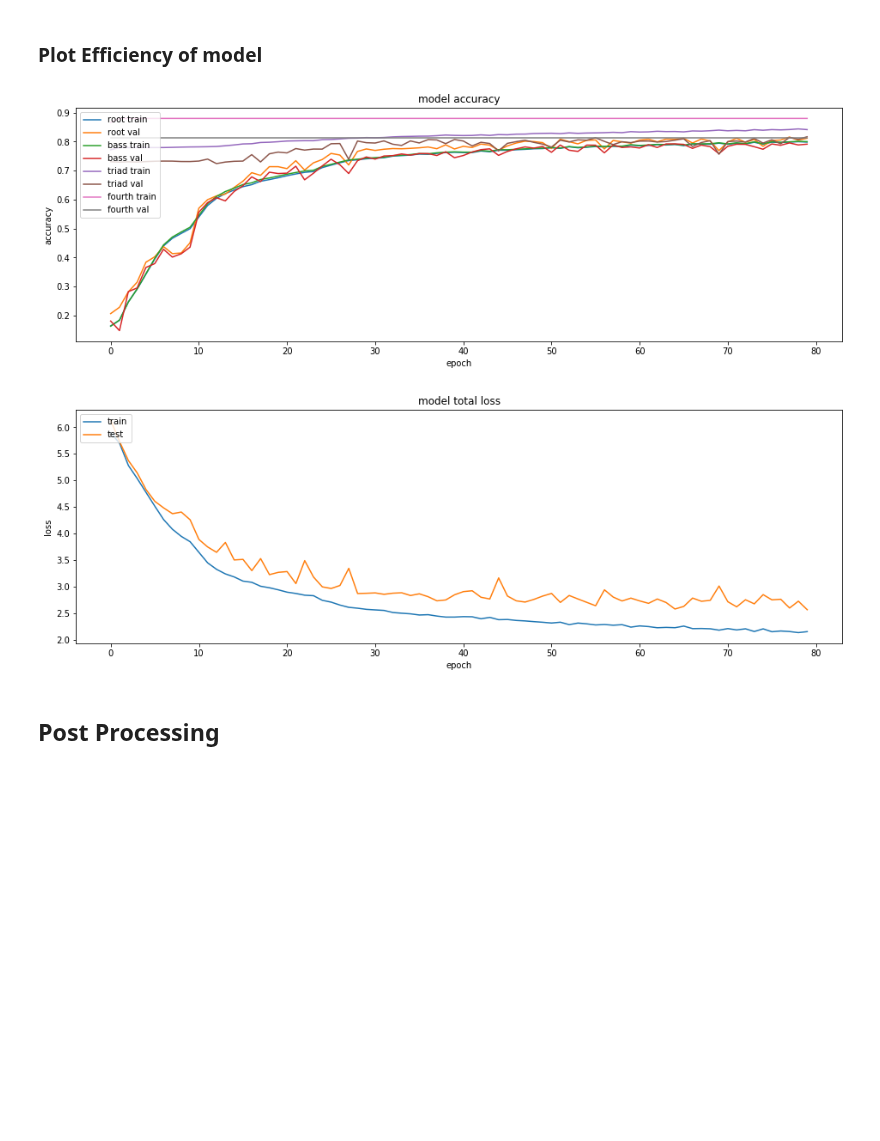
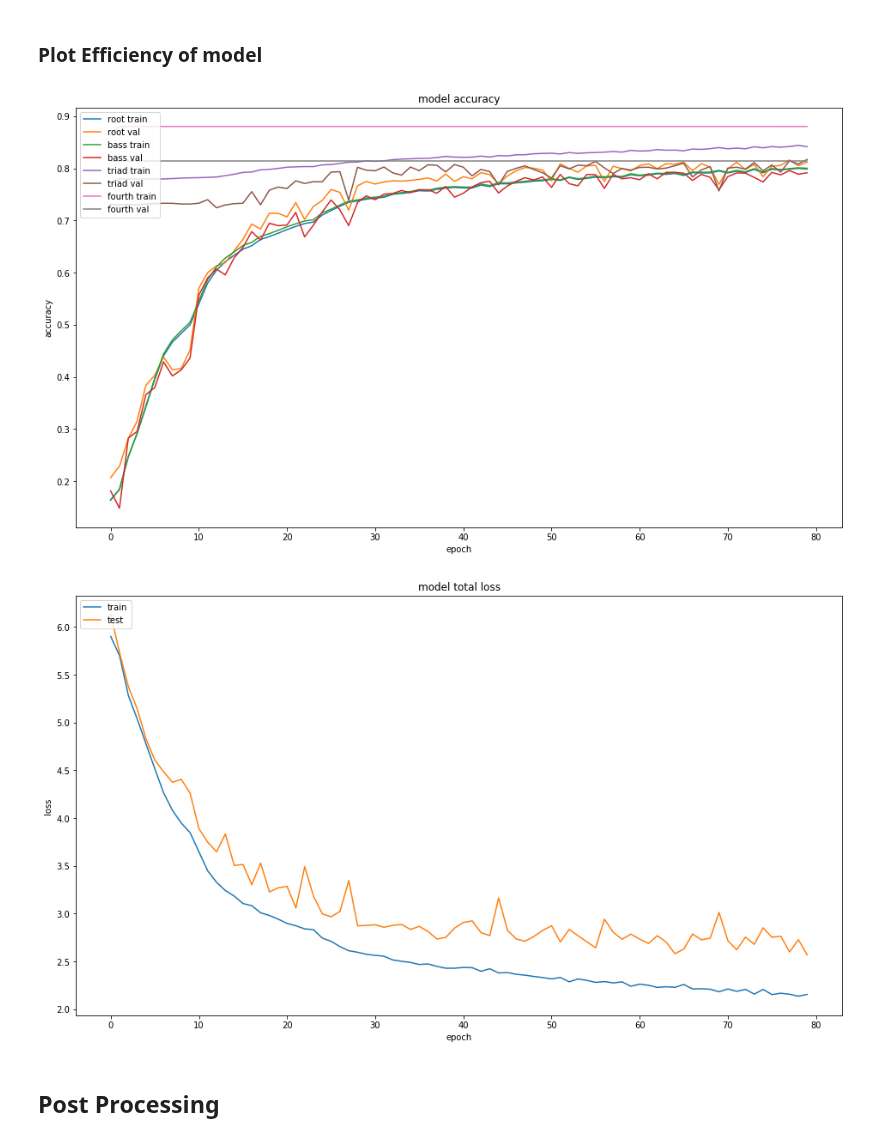
Before and after one commit to taslanidis/Audio-Chord-Recognition, a Jupyter notebook: Chord_Estimation.ipynb, the cells around one changed output. Saved outputs shown, nothing was run; the diff lists cells and outputs as text; code cells hidden in the pictures; blank space fills up the shorter version.

```diff
--- a/Chord_Estimation.ipynb
+++ b/Chord_Estimation.ipynb
@@ -985,19 +941,13 @@ import pickle
 with open('x_train_big.pickle', 'rb') as handle:
     x_train = pickle.load(handle)
 
-with open('x_test_big.pickle', 'rb') as handle:
+with open('x_val_big.pickle', 'rb') as handle:
     x_test = pickle.load(handle)
-
-with open('x_val_big.pickle', 'rb') as handle:
-    x_val = pickle.load(handle)
 
 with open('y_train_root_big.pickle', 'rb') as handle:
     y_train_root = pickle.load(handle)
 
 with open('y_val_root_big.pickle', 'rb') as handle:
-    y_val_root = pickle.load(handle)
-
-with open('y_test_root_big.pickle', 'rb') as handle:
     y_test_root = pickle.load(handle)
 
 with open('y_train_quality_big.pickle', 'rb') as handle:
@@ -1007,16 +957,13 @@ with open('y_test_quality_big.pickle', 'rb') as handle:
     y_test_quality = pickle.load(handle)
 
 with open('y_val_quality_big.pickle', 'rb') as handle:
-    y_val_quality = pickle.load(handle)
+    y_test_quality = pickle.load(handle)
+
+with open('y_train_bass_big.pickle', 'rb') as handle:
+    y_train_bass = pickle.load(handle)
+
+with open('y_val_bass_big.pickle', 'rb') as handle:
+    y_test_bass = pickle.load(handle)
-# %%
-with open('y_train_bass_big.pickle', 'rb') as handle:
-    y_train_bass = pickle.load(handle)
-
-with open('y_test_bass_big.pickle', 'rb') as handle:
-    y_test_bass = pickle.load(handle)
-
-with open('y_val_bass_big.pickle', 'rb') as handle:
-    y_val_bass = pickle.load(handle)
 # %%
 y_test_unknown, y_test_triad, y_test_fourth = np.dsplit(y_test_quality, [1,9,15])[0:3]
 y_train_unknown, y_train_triad, y_train_fourth = np.dsplit(y_train_quality, [1,9,15])[0:3]
@@ -1408,6 +1354,7 @@ def RCNN_Net(chords_num, input_features, timesteps, batch_size):
 #### Summary
 # %%
 batch_size = 32
+chunk_size = 300
 # %%
 model = BLSTM_2Layer(14, input_features, chunk_size, batch_size)
 # %%
@@ -1455,13 +1402,13 @@ x_val = np.reshape(x_val, (x_val.shape[0], x_val.shape[1], x_val.shape[2]))
 # %% [markdown]
 **Fit**
 # %%
-epochs = 30
+epochs = 5
 
 # train
 callback_history = model.fit(x_train,
                              {"root_output": y_train_root, "bass_output": y_train_bass, "triad_output": y_train_triad,"fourth_output": y_train_fourth},
                              epochs=epochs,
-                             validation_data=(x_val, {"root_output": y_val_root, "bass_output": y_val_bass, "triad_output": y_val_triad,"fourth_output": y_val_fourth}),
+                             validation_data=(x_test, {"root_output": y_test_root, "bass_output": y_test_bass, "triad_output": y_test_triad,"fourth_output": y_test_fourth}),
                              batch_size=batch_size,
                              verbose=1)
 # %% [output]
@@ -1555,33 +1500,33 @@ for track_no in root_vec[album_validate].keys():
 with open('rnn_callback_history_100epochs.pickle', 'rb') as handle:
     callback_history.history = pickle.load(handle)
 # %%
-plt.figure(figsize=(16,5))
+plt.figure(figsize=(16,9))
 # summarize history for accuracy
 plt.plot(callback_history.history['root_output_accuracy'])
 plt.plot(callback_history.history['val_root_output_accuracy'])
 plt.plot(callback_history.history['bass_output_accuracy'])
 plt.plot(callback_history.history['val_bass_output_accuracy'])
 plt.plot(callback_history.history['triad_output_accuracy'])
 plt.plot(callback_history.history['val_triad_output_accuracy'])
 plt.plot(callback_history.history['fourth_output_accuracy'])
 plt.plot(callback_history.history['val_fourth_output_accuracy'])
 plt.title('model accuracy')
 plt.ylabel('accuracy')
 plt.xlabel('epoch')
 plt.legend(['root train', 'root val', 'bass train', 'bass val', 'triad train', 'triad val', 'fourth train', 'fourth val'], loc='upper left')
-plt.savefig('RNN_Acc.png')
-plt.figure(figsize=(16,5))
+plt.show()
+plt.figure(figsize=(16,9))
 # summarize history for loss
 plt.plot(callback_history.history['loss'])
 plt.plot(callback_history.history['val_loss'])
 plt.title('model total loss')
 plt.ylabel('loss')
 plt.xlabel('epoch')
 plt.legend(['train', 'test'], loc='upper left')
-plt.savefig('RNN_Loss.png')
+plt.show()
 # %% [output]
-[figure, old version]
+[figure, new version]
-[figure, old version]
+[figure, new version]
 # %% [markdown]
 ## Post Processing
 # %% [markdown]
```
Also changed, not shown: parts of 22 cells of this notebook.
